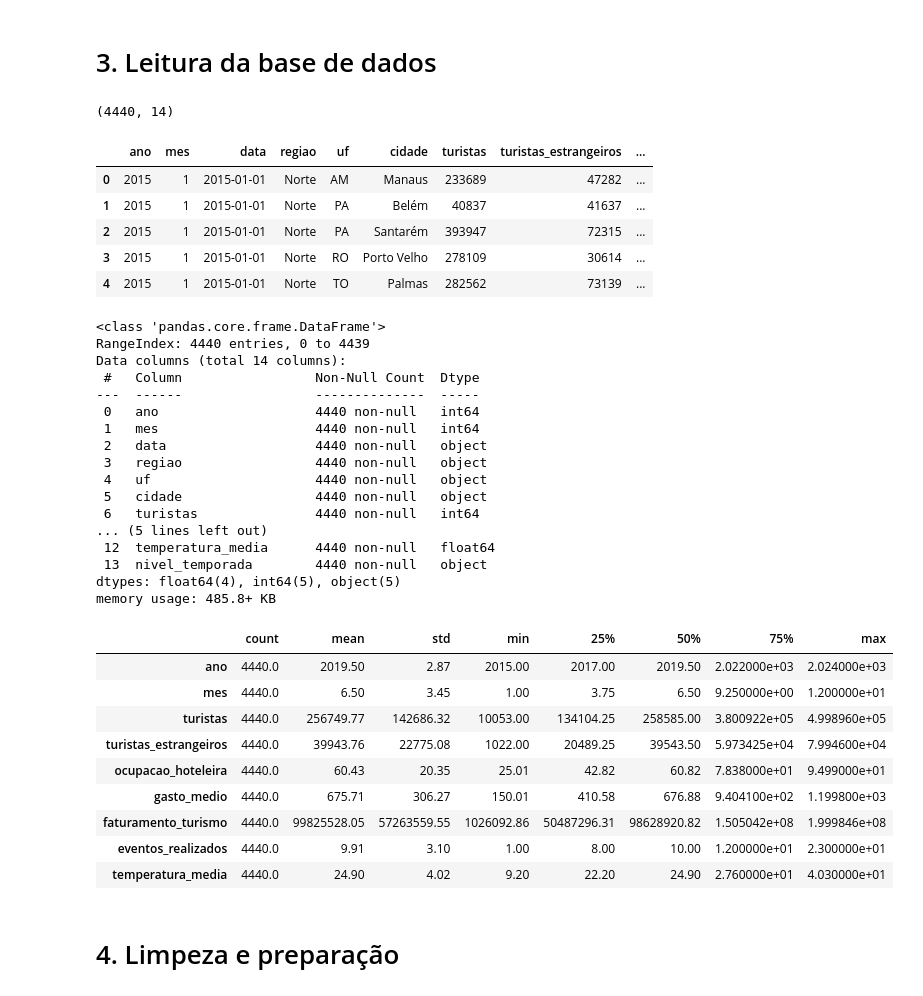
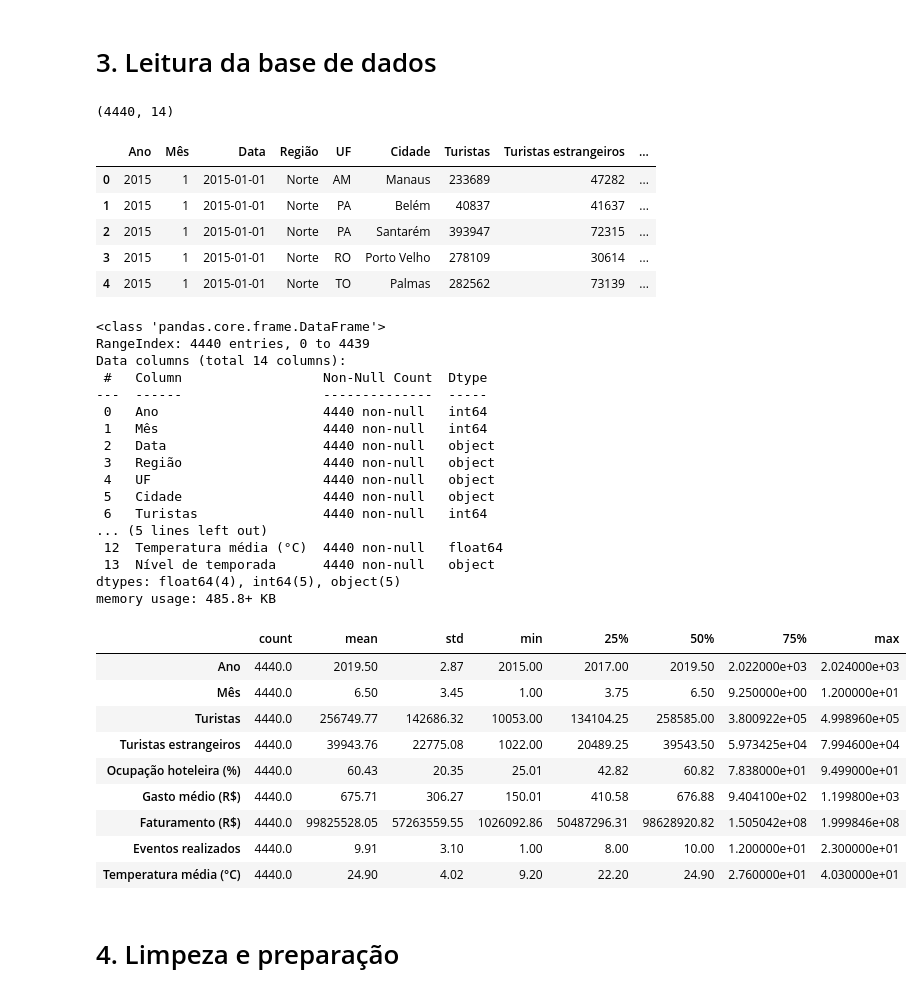
Before and after one commit to GuilhermeF2/projeto-g1, a Jupyter notebook: notebooks/analise_turismo.ipynb, the cells around one changed output. Drawn from its saved outputs; the diff is of its cells as text; code cells hidden in the pictures.

```diff
--- a/notebooks/analise_turismo.ipynb
+++ b/notebooks/analise_turismo.ipynb
@@ -44,52 +44,79 @@ sns.set_theme(style="whitegrid")
 COR = "#2a9d8f"
 COR_DESTAQUE = "#e76f51"
 
+# Nomes de exibição das colunas: sem "_", com maiúscula inicial, acentos e unidade
+NOMES_COLUNAS = {
+    "ano": "Ano",
+    "mes": "Mês",
+    "data": "Data",
+    "regiao": "Região",
+    "uf": "UF",
+    "cidade": "Cidade",
+    "turistas": "Turistas",
+    "turistas_estrangeiros": "Turistas estrangeiros",
+    "turistas_estrangeiros_ajustado": "Turistas estrangeiros (ajustado)",
+    "ocupacao_hoteleira": "Ocupação hoteleira (%)",
+    "gasto_medio": "Gasto médio (R$)",
+    "faturamento_turismo": "Faturamento (R$)",
+    "eventos_realizados": "Eventos realizados",
+    "temperatura_media": "Temperatura média (°C)",
+    "nivel_temporada": "Nível de temporada",
+    "ano_mes": "Mês de referência",
+    "nome_mes": "Nome do mês",
+    "pct_estrangeiros": "Estrangeiros (%)",
+    "receita_por_turista": "Receita por turista (R$)",
+    "faturamento": "Faturamento (R$)",
+    "cidades": "Cidades",
+    "faturamento_por_cidade": "Faturamento por cidade (R$)",
+    "participacao_pct": "Participação (%)"
+}
+
 Path("../imagens").mkdir(exist_ok=True)
 
 df = pd.read_csv("../dados/simulacao_turismo_brasil.csv")
 print(df.shape)
-df.head()
+df.head().rename(columns=NOMES_COLUNAS)
 # %% [output]
 (4440, 14)
-|  | ano | mes | data | regiao | uf | cidade | turistas | turistas_estrangeiros | ... |
+|  | Ano | Mês | Data | Região | UF | Cidade | Turistas | Turistas estrangeiros | ... |
 | 0 | 2015 | 1 | 2015-01-01 | Norte | AM | Manaus | 233689 | 47282 | ... |
 | 1 | 2015 | 1 | 2015-01-01 | Norte | PA | Belém | 40837 | 41637 | ... |
 | 2 | 2015 | 1 | 2015-01-01 | Norte | PA | Santarém | 393947 | 72315 | ... |
 | 3 | 2015 | 1 | 2015-01-01 | Norte | RO | Porto Velho | 278109 | 30614 | ... |
 | 4 | 2015 | 1 | 2015-01-01 | Norte | TO | Palmas | 282562 | 73139 | ... |
 # %%
-df.info()
+df.rename(columns=NOMES_COLUNAS).info()
 # %% [output]
 <class 'pandas.core.frame.DataFrame'>
 RangeIndex: 4440 entries, 0 to 4439
 Data columns (total 14 columns):
- #   Column                 Non-Null Count  Dtype
----  ------                 --------------  -----
- 0   ano                    4440 non-null   int64
- 1   mes                    4440 non-null   int64
- 2   data                   4440 non-null   object
- 3   regiao                 4440 non-null   object
- 4   uf                     4440 non-null   object
- 5   cidade                 4440 non-null   object
- 6   turistas               4440 non-null   int64
+ #   Column                  Non-Null Count  Dtype
+---  ------                  --------------  -----
+ 0   Ano                     4440 non-null   int64
+ 1   Mês                     4440 non-null   int64
+ 2   Data                    4440 non-null   object
+ 3   Região                  4440 non-null   object
+ 4   UF                      4440 non-null   object
+ 5   Cidade                  4440 non-null   object
+ 6   Turistas                4440 non-null   int64
 ... (5 lines left out)
- 12  temperatura_media      4440 non-null   float64
- 13  nivel_temporada        4440 non-null   object
+ 12  Temperatura média (°C)  4440 non-null   float64
+ 13  Nível de temporada      4440 non-null   object
 dtypes: float64(4), int64(5), object(5)
 memory usage: 485.8+ KB
 # %%
-df.describe().T.round(2)
+df.describe().T.rename(index=NOMES_COLUNAS).round(2)
 # %% [output]
 |  | count | mean | std | min | 25% | 50% | 75% | max |
-| ano | 4440.0 | 2019.50 | 2.87 | 2015.00 | 2017.00 | 2019.50 | 2.022000e+03 | 2.024000e+03 |
-| mes | 4440.0 | 6.50 | 3.45 | 1.00 | 3.75 | 6.50 | 9.250000e+00 | 1.200000e+01 |
-| turistas | 4440.0 | 256749.77 | 142686.32 | 10053.00 | 134104.25 | 258585.00 | 3.800922e+05 | 4.998960e+05 |
-| turistas_estrangeiros | 4440.0 | 39943.76 | 22775.08 | 1022.00 | 20489.25 | 39543.50 | 5.973425e+04 | 7.994600e+04 |
-| ocupacao_hoteleira | 4440.0 | 60.43 | 20.35 | 25.01 | 42.82 | 60.82 | 7.838000e+01 | 9.499000e+01 |
-| gasto_medio | 4440.0 | 675.71 | 306.27 | 150.01 | 410.58 | 676.88 | 9.404100e+02 | 1.199800e+03 |
-| faturamento_turismo | 4440.0 | 99825528.05 | 57263559.55 | 1026092.86 | 50487296.31 | 98628920.82 | 1.505042e+08 | 1.999846e+08 |
-| eventos_realizados | 4440.0 | 9.91 | 3.10 | 1.00 | 8.00 | 10.00 | 1.200000e+01 | 2.300000e+01 |
-| temperatura_media | 4440.0 | 24.90 | 4.02 | 9.20 | 22.20 | 24.90 | 2.760000e+01 | 4.030000e+01 |
+| Ano | 4440.0 | 2019.50 | 2.87 | 2015.00 | 2017.00 | 2019.50 | 2.022000e+03 | 2.024000e+03 |
+| Mês | 4440.0 | 6.50 | 3.45 | 1.00 | 3.75 | 6.50 | 9.250000e+00 | 1.200000e+01 |
+| Turistas | 4440.0 | 256749.77 | 142686.32 | 10053.00 | 134104.25 | 258585.00 | 3.800922e+05 | 4.998960e+05 |
+| Turistas estrangeiros | 4440.0 | 39943.76 | 22775.08 | 1022.00 | 20489.25 | 39543.50 | 5.973425e+04 | 7.994600e+04 |
+| Ocupação hoteleira (%) | 4440.0 | 60.43 | 20.35 | 25.01 | 42.82 | 60.82 | 7.838000e+01 | 9.499000e+01 |
+| Gasto médio (R$) | 4440.0 | 675.71 | 306.27 | 150.01 | 410.58 | 676.88 | 9.404100e+02 | 1.199800e+03 |
+| Faturamento (R$) | 4440.0 | 99825528.05 | 57263559.55 | 1026092.86 | 50487296.31 | 98628920.82 | 1.505042e+08 | 1.999846e+08 |
+| Eventos realizados | 4440.0 | 9.91 | 3.10 | 1.00 | 8.00 | 10.00 | 1.200000e+01 | 2.300000e+01 |
+| Temperatura média (°C) | 4440.0 | 24.90 | 4.02 | 9.20 | 22.20 | 24.90 | 2.760000e+01 | 4.030000e+01 |
 # %% [markdown]
 # 4. Limpeza e preparação
 # %%
```
Also changed, not shown: parts of 6 cells of this notebook, 6 other files.
